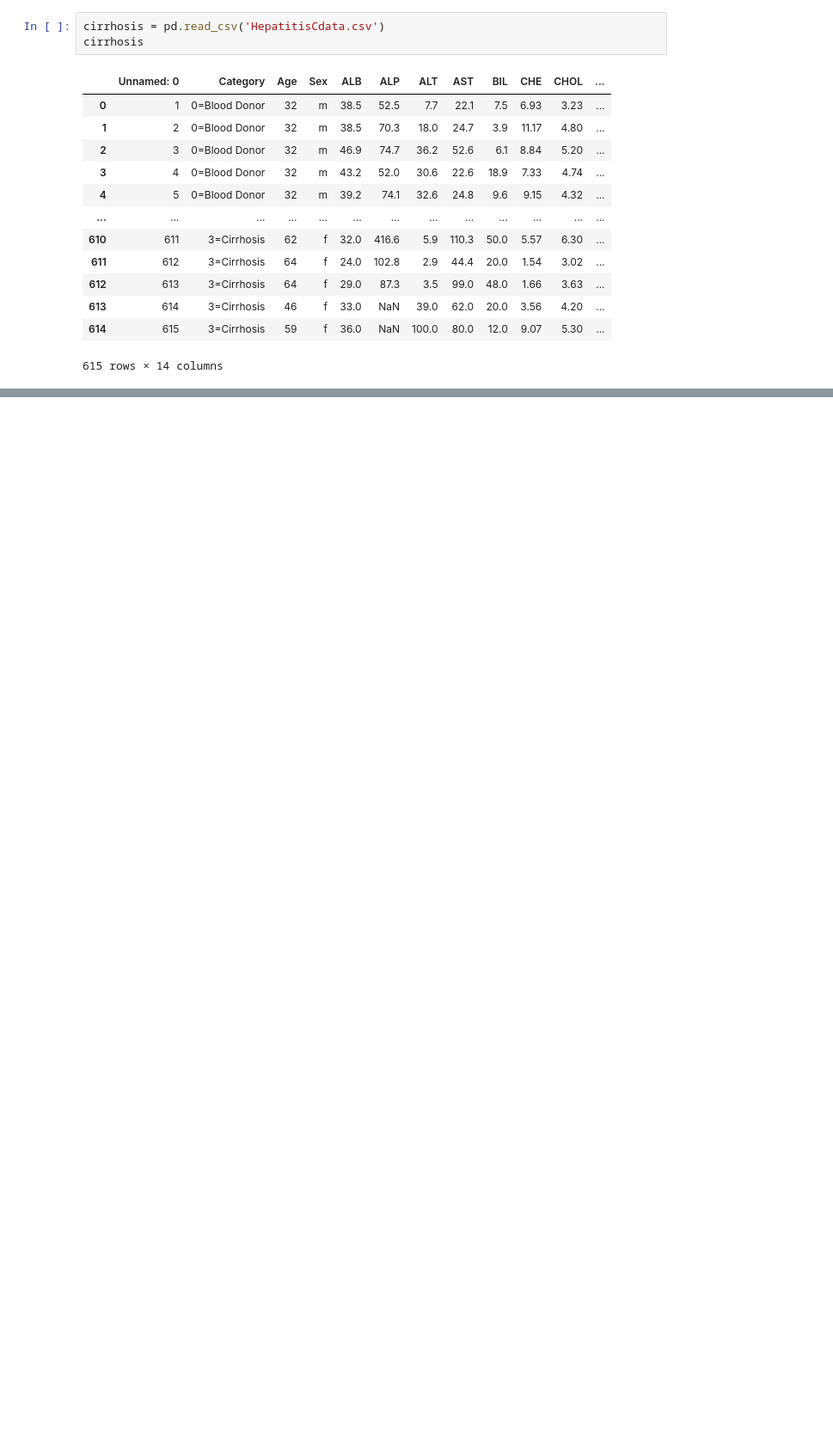
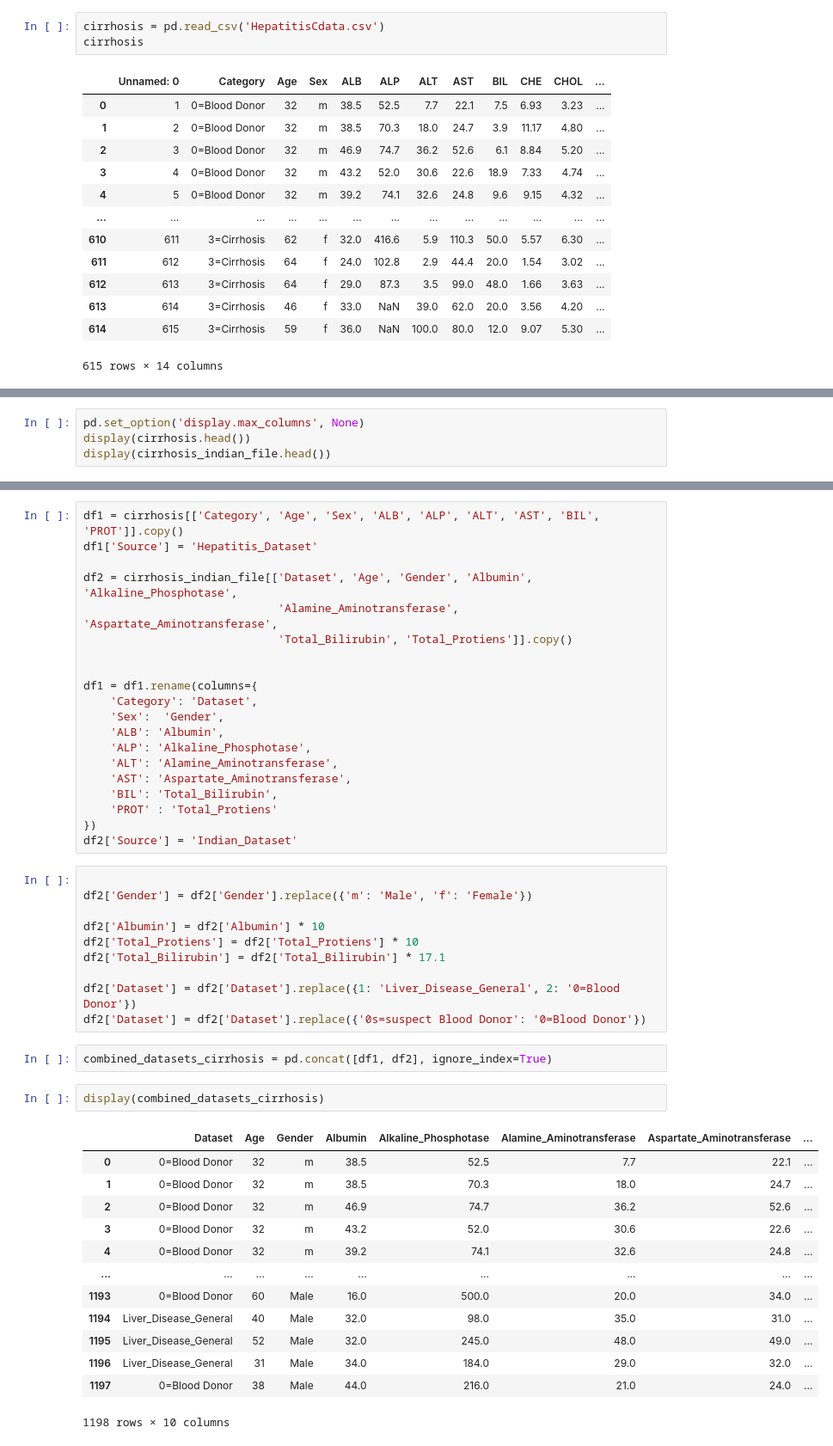
Before and after one commit to dilyaaana-lab/Cirrhosis---Module-3---Project-SoftUni, a Jupyter notebook: Module3 - Cirrhosis - SoftUniProject.ipynb, the cells around one changed output, grey strips where cells are left out. Shown at 86% size. Saved outputs shown, nothing was run; the diff lists cells and outputs as text; blank space fills up the shorter version.

```diff
--- a/Module3 - Cirrhosis - SoftUniProject.ipynb
+++ b/Module3 - Cirrhosis - SoftUniProject.ipynb
@@ -68,0 +76,4 @@ cirrhosis
+# %%
+pd.set_option('display.max_columns', None)
+display(cirrhosis.head())
+display(cirrhosis_indian_file.head())
@@ -68,0 +93,48 @@ cirrhosis
+# %%
+df1 = cirrhosis[['Category', 'Age', 'Sex', 'ALB', 'ALP', 'ALT', 'AST', 'BIL', 'PROT']].copy()
+df1['Source'] = 'Hepatitis_Dataset'
+
+df2 = cirrhosis_indian_file[['Dataset', 'Age', 'Gender', 'Albumin', 'Alkaline_Phosphotase',
+                             'Alamine_Aminotransferase', 'Aspartate_Aminotransferase',
+                             'Total_Bilirubin', 'Total_Protiens']].copy()
+
+
+df1 = df1.rename(columns={
+    'Category': 'Dataset',
+    'Sex':  'Gender',
+    'ALB': 'Albumin',
+    'ALP': 'Alkaline_Phosphotase',
+    'ALT': 'Alamine_Aminotransferase',
+    'AST': 'Aspartate_Aminotransferase',
+    'BIL': 'Total_Bilirubin',
+    'PROT' : 'Total_Protiens'
+})
+df2['Source'] = 'Indian_Dataset'
+# %%
+
+df2['Gender'] = df2['Gender'].replace({'m': 'Male', 'f': 'Female'})
+
+df2['Albumin'] = df2['Albumin'] * 10
+df2['Total_Protiens'] = df2['Total_Protiens'] * 10
+df2['Total_Bilirubin'] = df2['Total_Bilirubin'] * 17.1
+
+df2['Dataset'] = df2['Dataset'].replace({1: 'Liver_Disease_General', 2: '0=Blood Donor'})
+df2['Dataset'] = df2['Dataset'].replace({'0s=suspect Blood Donor': '0=Blood Donor'})
+# %%
+combined_datasets_cirrhosis = pd.concat([df1, df2], ignore_index=True)
+# %%
+display(combined_datasets_cirrhosis)
+# %% [output]
+|  | Dataset | Age | Gender | Albumin | Alkaline_Phosphotase | Alamine_Aminotransferase | Aspartate_Aminotransferase | ... |
+| 0 | 0=Blood Donor | 32 | m | 38.5 | 52.5 | 7.7 | 22.1 | ... |
+| 1 | 0=Blood Donor | 32 | m | 38.5 | 70.3 | 18.0 | 24.7 | ... |
+| 2 | 0=Blood Donor | 32 | m | 46.9 | 74.7 | 36.2 | 52.6 | ... |
+| 3 | 0=Blood Donor | 32 | m | 43.2 | 52.0 | 30.6 | 22.6 | ... |
+| 4 | 0=Blood Donor | 32 | m | 39.2 | 74.1 | 32.6 | 24.8 | ... |
+| ... | ... | ... | ... | ... | ... | ... | ... | ... |
+| 1193 | 0=Blood Donor | 60 | Male | 16.0 | 500.0 | 20.0 | 34.0 | ... |
+| 1194 | Liver_Disease_General | 40 | Male | 32.0 | 98.0 | 35.0 | 31.0 | ... |
+| 1195 | Liver_Disease_General | 52 | Male | 32.0 | 245.0 | 48.0 | 49.0 | ... |
+| 1196 | Liver_Disease_General | 31 | Male | 34.0 | 184.0 | 29.0 | 32.0 | ... |
+| 1197 | 0=Blood Donor | 38 | Male | 44.0 | 216.0 | 21.0 | 24.0 | ... |
+1198 rows × 10 columns
```
Also changed, not shown: parts of 8 cells of this notebook.
